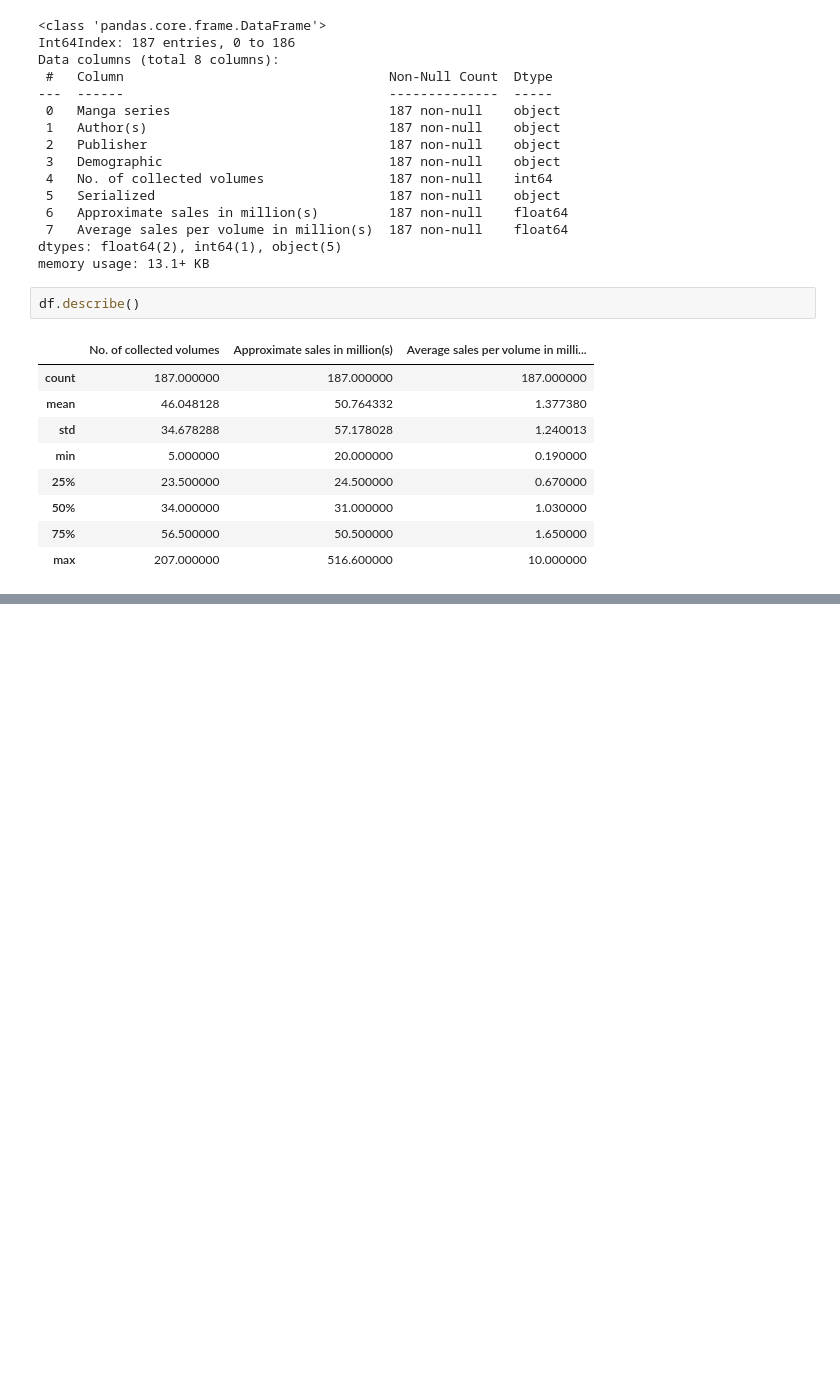
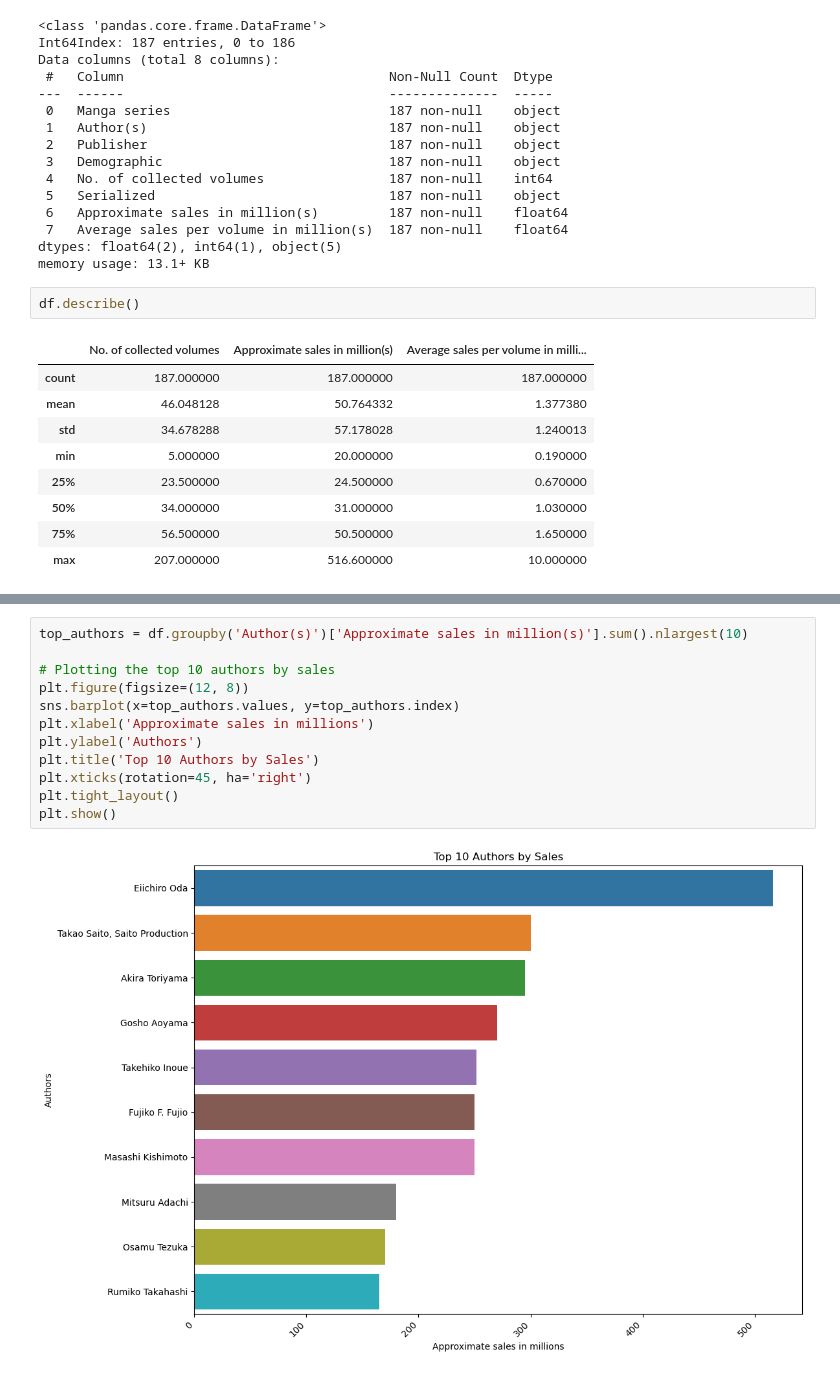
Before and after one commit to Anseuradel/Manga-sales-ML-, a Jupyter notebook: manga-sales-ml.ipynb, the cells around one changed output, grey strips where cells are left out. Saved outputs shown, nothing was run; the diff lists cells and outputs as text; blank space fills up the shorter version.

```diff
--- a/manga-sales-ml.ipynb
+++ b/manga-sales-ml.ipynb
@@ -119,0 +214,14 @@ plt.show()
+# %%
+top_authors = df.groupby('Author(s)')['Approximate sales in million(s)'].sum().nlargest(10)
+
+# Plotting the top 10 authors by sales
+plt.figure(figsize=(12, 8))
+sns.barplot(x=top_authors.values, y=top_authors.index)
+plt.xlabel('Approximate sales in millions')
+plt.ylabel('Authors')
+plt.title('Top 10 Authors by Sales')
+plt.xticks(rotation=45, ha='right')
+plt.tight_layout()
+plt.show()
+# %% [output]
+[figure, added]
```
Also changed, not shown: parts of 43 cells of this notebook.
